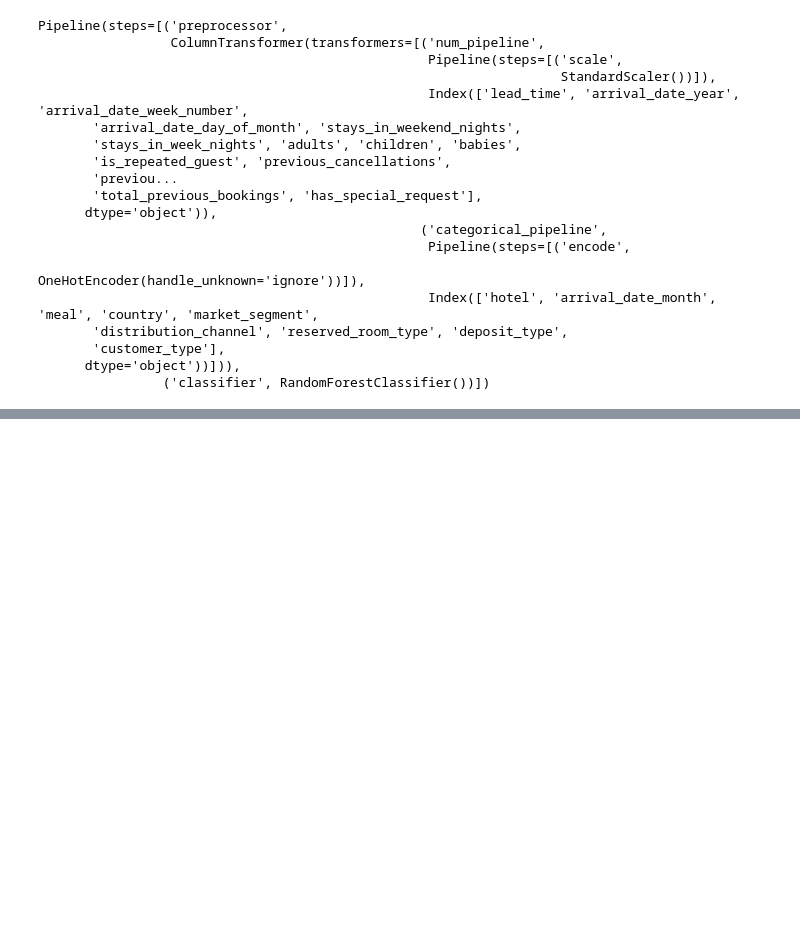
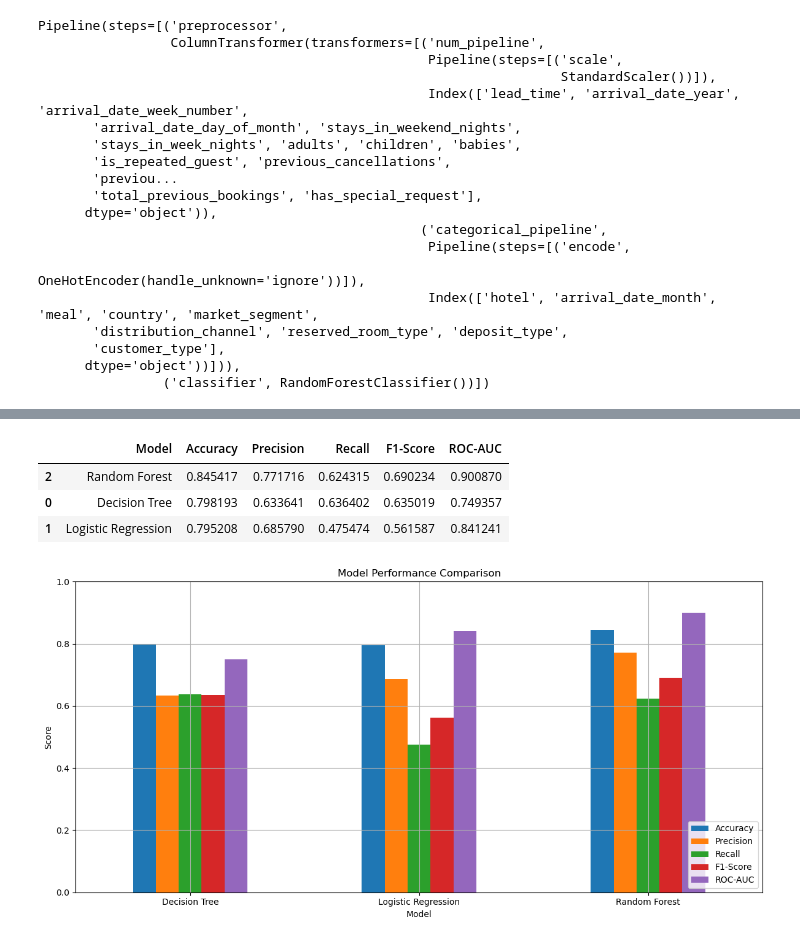
Before and after one commit to ChaitanyaGirase/Hotel_Booking_Cancellation_Prediction, a Jupyter notebook: notebook/hotel_booking_analysis.ipynb, the cells around one changed output, grey strips where cells are left out. Drawn from its saved outputs; the diff is of its cells as text; code cells hidden in the pictures; blank space fills up the shorter version.

Commit message:
Evaluate and compare classification models

```diff
--- a/notebook/hotel_booking_analysis.ipynb
+++ b/notebook/hotel_booking_analysis.ipynb
@@ -573,0 +699,51 @@ Pipeline(steps=[('preprocessor',
+# %%
+results = pd.DataFrame({
+    'Model': ['Decision Tree', 'Logistic Regression', 'Random Forest'],
+    'Accuracy': [
+        accuracy_score(y_test, y_pred_decision),
+        accuracy_score(y_test, y_pred_logistic),
+        accuracy_score(y_test, y_pred_random)
+    ],
+    'Precision': [
+        precision_score(y_test, y_pred_decision),
+        precision_score(y_test, y_pred_logistic),
+        precision_score(y_test, y_pred_random)
+    ],
+    'Recall': [
+        recall_score(y_test, y_pred_decision),
+        recall_score(y_test, y_pred_logistic),
+        recall_score(y_test, y_pred_random)
+    ],
+    'F1-Score': [
+        f1_score(y_test, y_pred_decision),
+        f1_score(y_test, y_pred_logistic),
+        f1_score(y_test, y_pred_random)
+    ],
+    'ROC-AUC': [
+        roc_auc_score(y_test, decision_model.predict_proba(X_test)[:, 1]),
+        roc_auc_score(y_test, logistic_model.predict_proba(X_test)[:, 1]),
+        roc_auc_score(y_test, random_model.predict_proba(X_test)[:, 1])
+    ]
+})
+
+results.sort_values(by='F1-Score', ascending= False)
+# %% [output]
+|  | Model | Accuracy | Precision | Recall | F1-Score | ROC-AUC |
+| 2 | Random Forest | 0.845417 | 0.771716 | 0.624315 | 0.690234 | 0.900870 |
+| 0 | Decision Tree | 0.798193 | 0.633641 | 0.636402 | 0.635019 | 0.749357 |
+| 1 | Logistic Regression | 0.795208 | 0.685790 | 0.475474 | 0.561587 | 0.841241 |
+# %%
+results.set_index('Model')[[
+    'Accuracy', 'Precision', 'Recall', 'F1-Score', 'ROC-AUC'
+]].plot(kind='bar', figsize=(12, 6), grid=True)
+
+plt.title('Model Performance Comparison')
+plt.ylabel('Score')
+plt.xlabel('Model')
+plt.xticks(rotation=0)
+plt.ylim(0, 1)
+plt.legend(loc='lower right')
+plt.tight_layout()
+plt.show()
+# %% [output]
+[figure, added]
```
Also changed, not shown: parts of 26 cells of this notebook, 1 other file.
